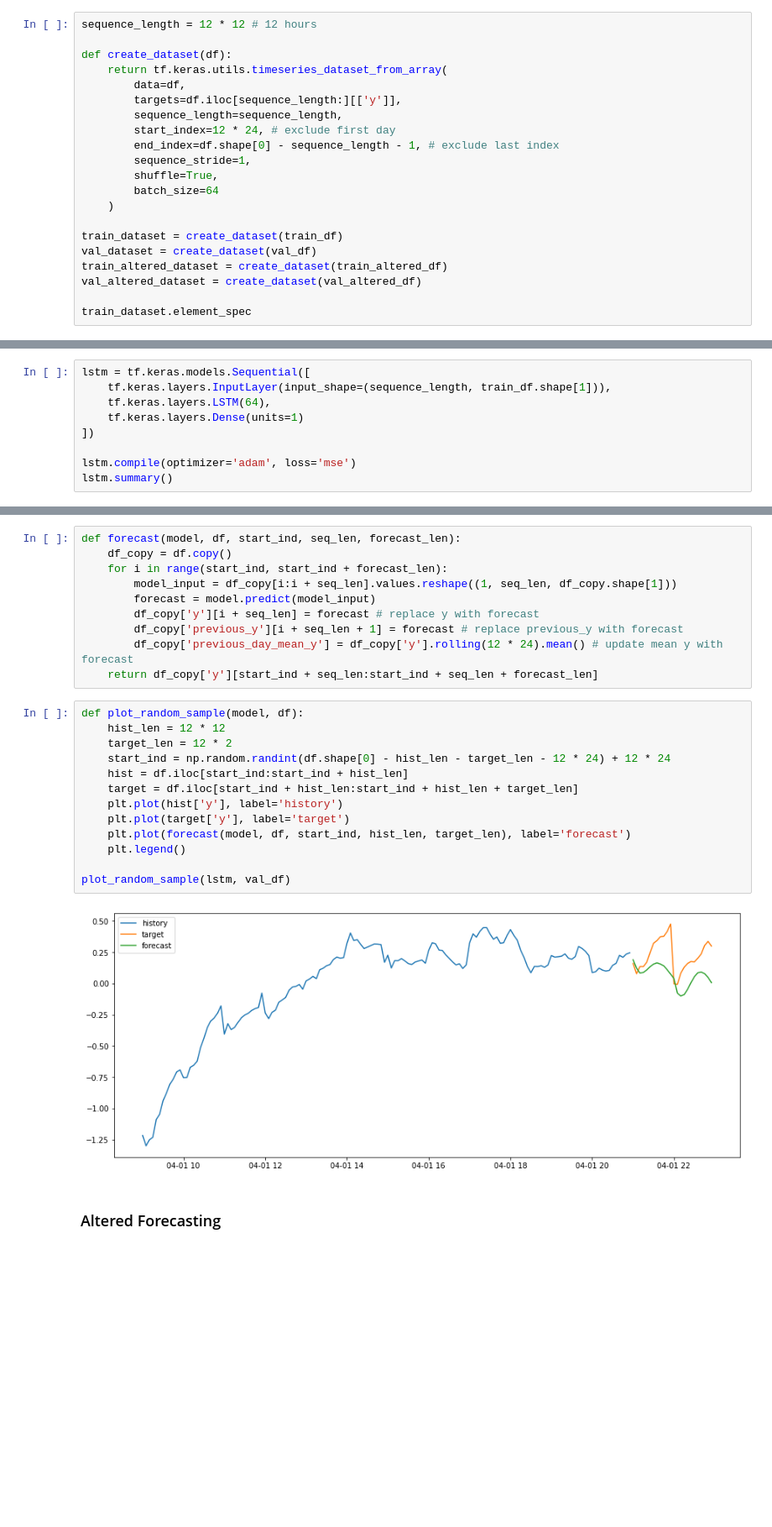
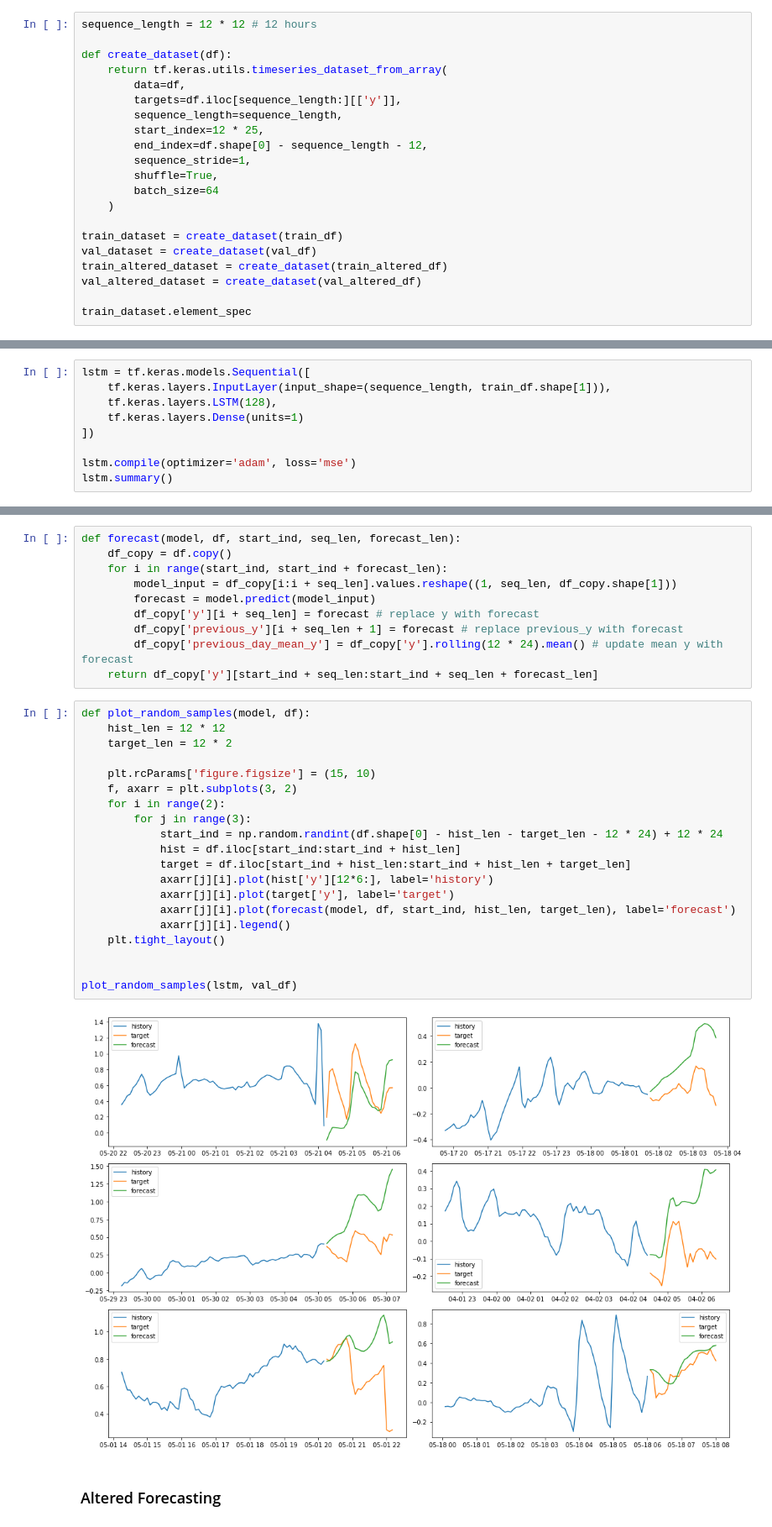
Before and after one commit to rodrigohpalmeirim/timeseries-forecast, a Jupyter notebook: imbalance_forecast.ipynb, the cells around one changed output, grey strips where cells are left out. Shown at 84% size. Saved outputs shown, nothing was run; the diff lists cells and outputs as text; blank space fills up the shorter version.

```diff
--- a/imbalance_forecast.ipynb
+++ b/imbalance_forecast.ipynb
@@ -122,8 +122,8 @@ def create_dataset(df):
         data=df,
         targets=df.iloc[sequence_length:][['y']],
         sequence_length=sequence_length,
-        start_index=12 * 24, # exclude first day
-        end_index=df.shape[0] - sequence_length - 1, # exclude last index
+        start_index=12 * 25,
+        end_index=df.shape[0] - sequence_length - 12,
         sequence_stride=1,
         shuffle=True,
         batch_size=64
@@ -167,7 +167,7 @@ Validation dataset baseline loss: 0.052242711186409
 # %%
 lstm = tf.keras.models.Sequential([
     tf.keras.layers.InputLayer(input_shape=(sequence_length, train_df.shape[1])),
-    tf.keras.layers.LSTM(64),
+    tf.keras.layers.LSTM(128),
     tf.keras.layers.Dense(units=1)
 ])
 
@@ -227,20 +228,27 @@ def forecast(model, df, start_ind, seq_len, forecast_len):
         df_copy['previous_day_mean_y'] = df_copy['y'].rolling(12 * 24).mean() # update mean y with forecast
     return df_copy['y'][start_ind + seq_len:start_ind + seq_len + forecast_len]
 # %%
-def plot_random_sample(model, df):
+def plot_random_samples(model, df):
     hist_len = 12 * 12
     target_len = 12 * 2
-    start_ind = np.random.randint(df.shape[0] - hist_len - target_len - 12 * 24) + 12 * 24
-    hist = df.iloc[start_ind:start_ind + hist_len]
-    target = df.iloc[start_ind + hist_len:start_ind + hist_len + target_len]
-    plt.plot(hist['y'], label='history')
-    plt.plot(target['y'], label='target')
-    plt.plot(forecast(model, df, start_ind, hist_len, target_len), label='forecast')
-    plt.legend()
 
-plot_random_sample(lstm, val_df)
+    plt.rcParams['figure.figsize'] = (15, 10)
+    f, axarr = plt.subplots(3, 2)
+    for i in range(2):
+        for j in range(3):
+            start_ind = np.random.randint(df.shape[0] - hist_len - target_len - 12 * 24) + 12 * 24
+            hist = df.iloc[start_ind:start_ind + hist_len]
+            target = df.iloc[start_ind + hist_len:start_ind + hist_len + target_len]
+            axarr[j][i].plot(hist['y'][12*6:], label='history')
+            axarr[j][i].plot(target['y'], label='target')
+            axarr[j][i].plot(forecast(model, df, start_ind, hist_len, target_len), label='forecast')
+            axarr[j][i].legend()
+    plt.tight_layout()
+
+
+plot_random_samples(lstm, val_df)
 # %% [output]
-[figure, old version]
+[figure, new version]
 # %% [markdown]
 ### Altered Forecasting
 # %% [markdown]
```
Also changed, not shown: parts of 17 cells of this notebook, 3 other files.
